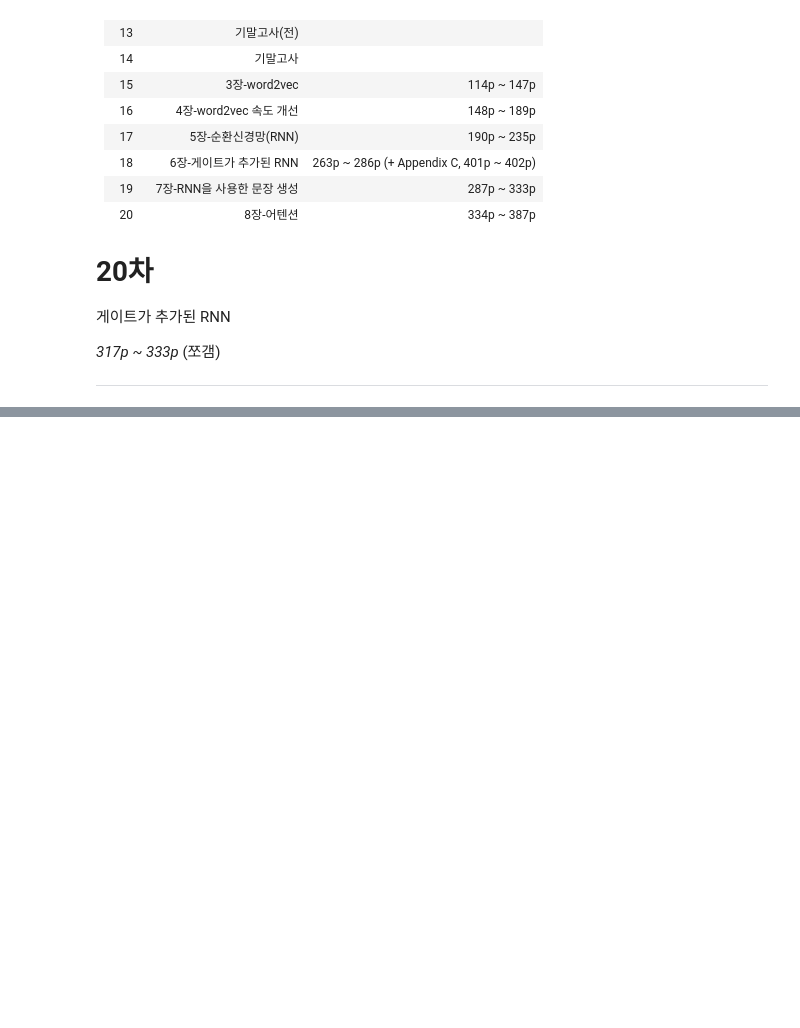
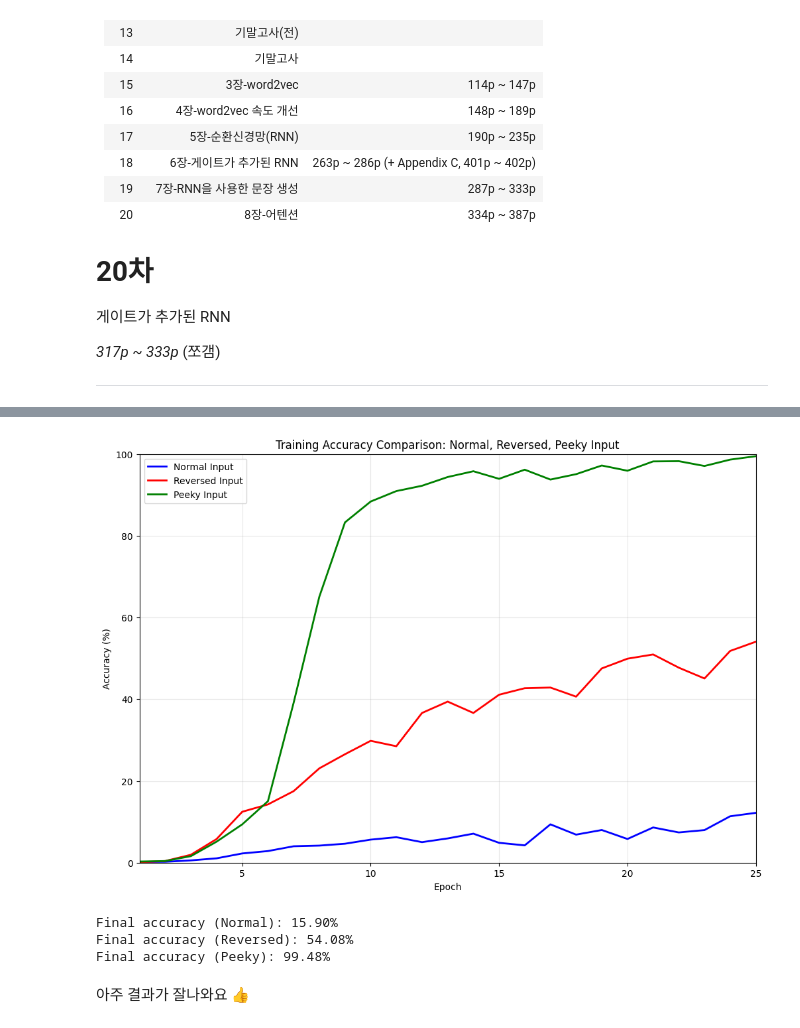
Before and after one commit to maxjo020418/DaeNaMu, a Jupyter notebook: DL_from_scratch_1n2/W20.ipynb, the cells around one changed output, grey strips where cells are left out. Saved outputs shown, nothing was run; the diff lists cells and outputs as text; code cells hidden in the pictures; blank space fills up the shorter version.

```diff
--- a/DL_from_scratch_1n2/W20.ipynb
+++ b/DL_from_scratch_1n2/W20.ipynb
@@ -31,0 +290,29 @@ _317p ~ 333p_ (쪼갬)
+# %%
+plt.figure(figsize=(12, 8))
+
+plt.plot(range(1, len(acc_list) + 1), [acc * 100 for acc in acc_list],
+         'b-', linewidth=2, label='Normal Input')
+plt.plot(range(1, len(acc_list_reversed) + 1), [acc * 100 for acc in acc_list_reversed],
+         'r-', linewidth=2, label='Reversed Input')
+plt.plot(range(1, len(acc_list_peeky) + 1), [acc * 100 for acc in acc_list_peeky],
+         'g-', linewidth=2, label='Peeky Input')
+
+plt.xlabel('Epoch')
+plt.ylabel('Accuracy (%)')
+plt.title('Training Accuracy Comparison: Normal, Reversed, Peeky Input')
+plt.legend()
+plt.grid(True, alpha=0.3)
+plt.xlim(1, max_epoch)
+plt.ylim(0, 100)
+plt.show()
+
+print(f'Final accuracy (Normal): {acc_list[-1] * 100:.2f}%')
+print(f'Final accuracy (Reversed): {acc_list_reversed[-1] * 100:.2f}%')
+print(f'Final accuracy (Peeky): {acc_list_peeky[-1] * 100:.2f}%')
+# %% [output]
+[figure, added]
+Final accuracy (Normal): 15.90%
+Final accuracy (Reversed): 54.08%
+Final accuracy (Peeky): 99.48%
+# %% [markdown]
+아주 결과가 잘나와요 👍
```
Also changed, not shown: parts of 13 cells of this notebook, 9 other files.
